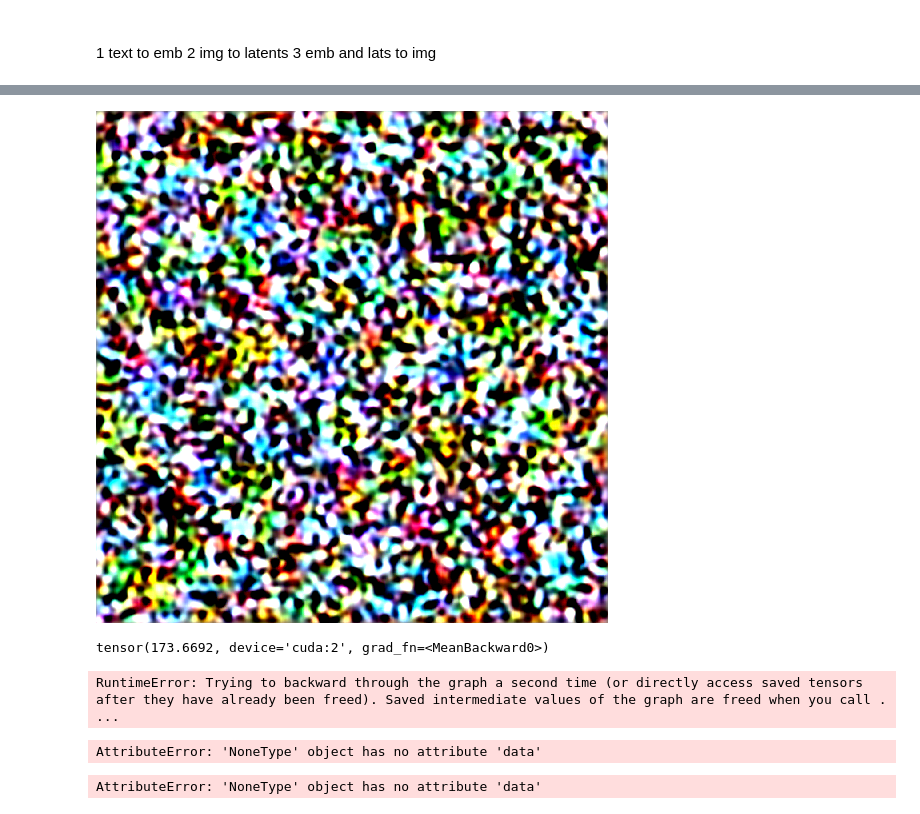
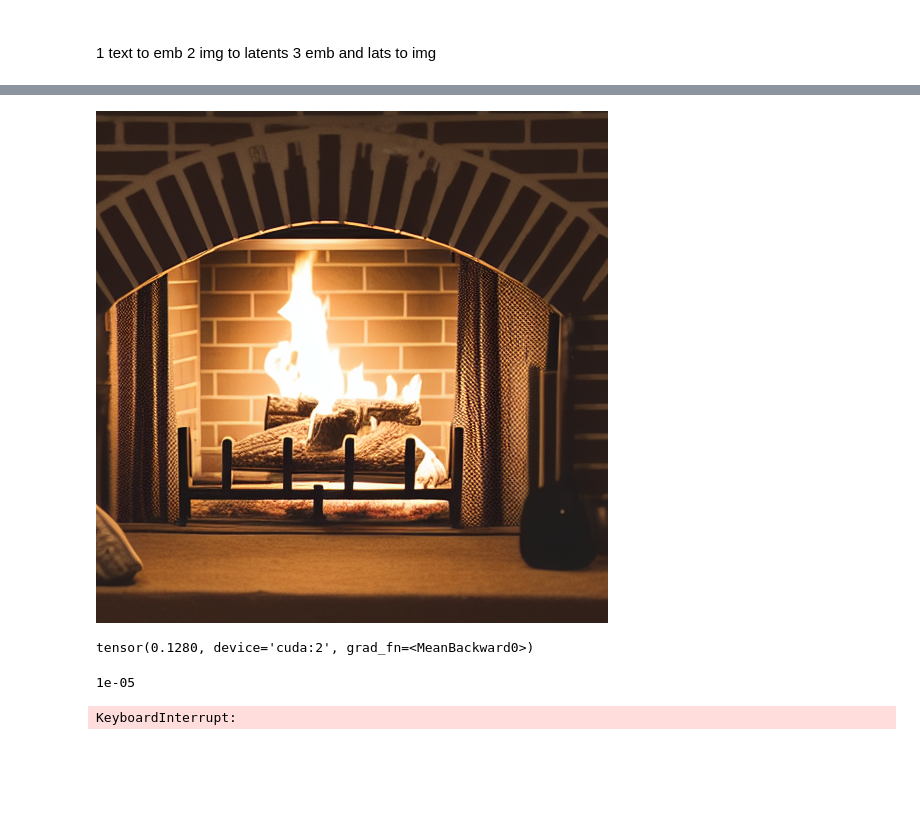
Before and after one commit to DmitriyG228/diffusion-nbs, a Jupyter notebook: main.ipynb, the cells around one changed output, grey strips where cells are left out. Drawn from its saved outputs; the diff is of its cells as text; code cells hidden in the pictures; blank space fills up the shorter version.

```diff
--- a/main.ipynb
+++ b/main.ipynb
@@ -259,33 +255,39 @@ def loop(text_embeddings,latents,start_step=0,nograd = True):
+# %%
+def lr_schduler(n=5):
+    if len(losses)<n:
+        return lr
+    elif losses[-n]<losses[-1]:
+        return lrs.pop() if len (lrs)>0 else lr
+    else:
+        return lr
+# %%
+lrs = [10**lr for lr in range(-5,5,1)]
+# %%
+losses = []
+lr = lrs.pop()
+# %%
+Y_hat = Y_hat.detach()
+Y_hat.requires_grad= True
 # %%
+
 while True:
     #unet.zero_grad()
     with autocast("cuda"):
         Y_hat_lat = loop(text_embeddings,Y_hat,start_step=0,nograd = False)
        # Y_hat_lat = predict(Y_hat,text_embeddings,nograd = False,i=0,t = t)
-    clear_output()
-    display(latents_to_pil(Y_hat_lat)[0])
-    loss = criterion(Y_hat_lat,Y_lat)
-    display(loss)
-    [g]  = torch.autograd.grad(loss, [Y_hat])
-    Y_hat.data -= learning_rate * len(Y_hat) * g
+        clear_output()
+        display(latents_to_pil(Y_hat_lat)[0])
+        loss = criterion(Y_hat_lat,Y_lat)
+        losses.append(loss.item())
+        display(loss,lr)
+        [g]  = torch.autograd.grad(loss, [Y_hat])
+        lr = lr_schduler()
+        Y_hat.data -= lr * len(Y_hat) * g
+
+        Y_hat = Y_hat.detach()
+        Y_hat.requires_grad= True
+# %% [output]
+[figure, added]
+tensor(0.1280, device='cuda:2', grad_fn=<MeanBackward0>)
+1e-05
+KeyboardInterrupt:
-# %%
-    start_step = 0
-    start_step-1
-    for i, t in tqdm(enumerate(scheduler.timesteps)):
-        if i > start_step:
-            with autocast("cuda"):
-                Y_hat_lat = predict(Y_hat,text_embeddings,i,t)
-            clear_output()
-            display(latents_to_pil(Y_hat_lat)[0])
-            display(loss)
-            loss = criterion(Y_hat_lat,Y_lat)
-            [g]  = torch.autograd.grad(loss, [Y_hat])
-            Y_hat.data -= learning_rate * len(Y_hat) * g
-# %% [output]
-[figure, removed]
-tensor(173.6692, device='cuda:2', grad_fn=<MeanBackward0>)
-RuntimeError: Trying to backward through the graph a second time (or directly access saved tensors after they have already been freed). Saved intermediate values of the graph are freed when you call . ...
-# %%
-        loss.grad.data.zero_()
-# %% [output]
-AttributeError: 'NoneType' object has no attribute 'data'
@@ -294,4 +293,0 @@ Y_hat.grad
-# %%
-Y_hat. grad.data.zero_()
-# %% [output]
-AttributeError: 'NoneType' object has no attribute 'data'
```
Also changed, not shown: parts of 11 cells of this notebook.
